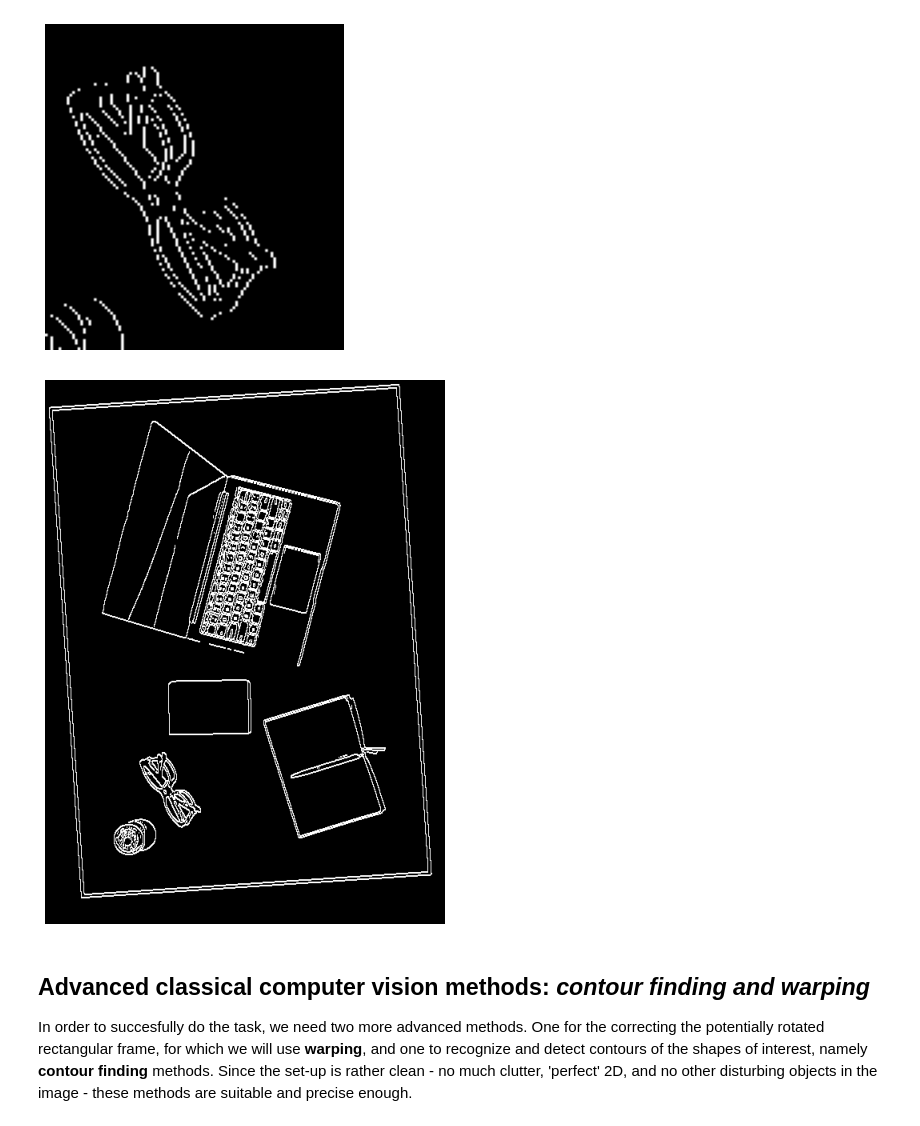
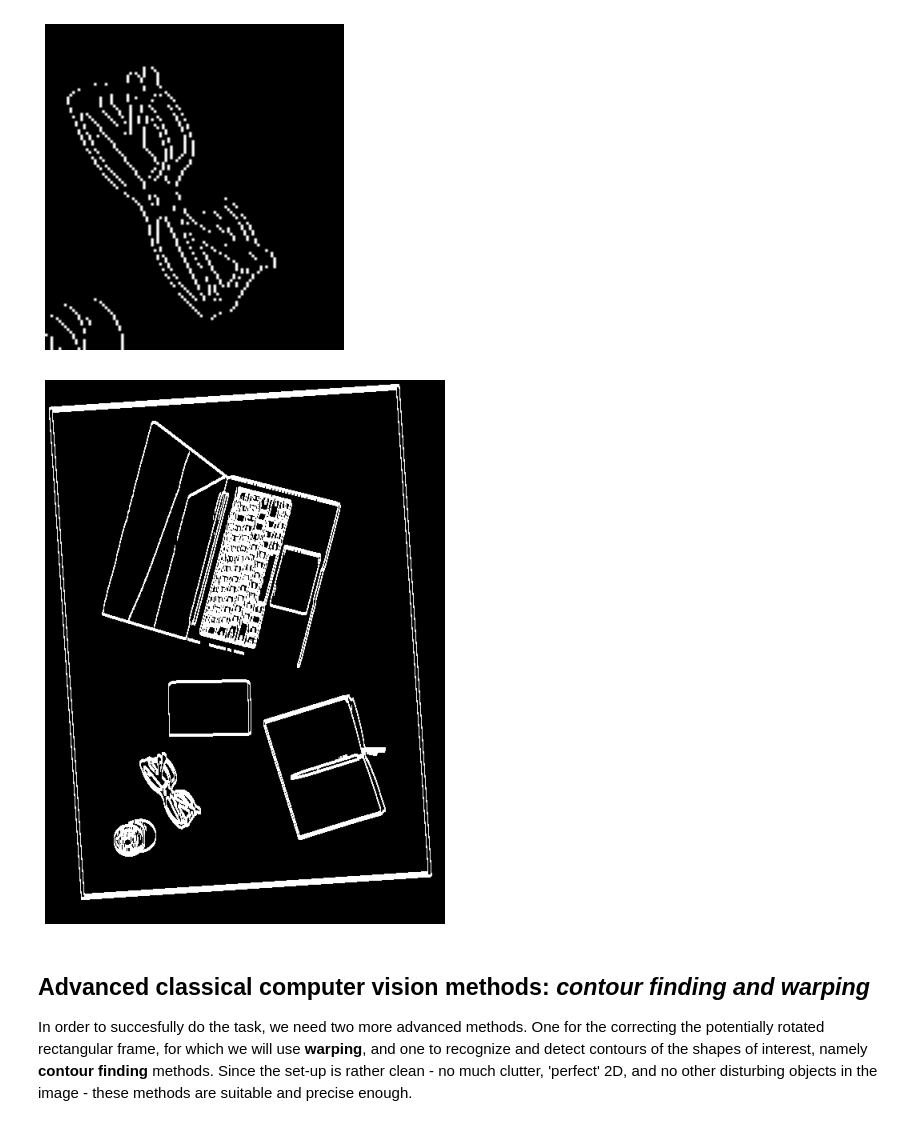
Before and after one commit to caspervanengelenburg/CV-sessions-IAP-course, a Jupyter notebook: interactive_architecture_Q3_CV2_guide.ipynb, the cells around one changed output. Cells and saved outputs as stored; diff of their text form; code cells hidden in the pictures.

```diff
--- a/interactive_architecture_Q3_CV2_guide.ipynb
+++ b/interactive_architecture_Q3_CV2_guide.ipynb
@@ -91,7 +93,6 @@ from google.colab import drive
 drive.mount('/content/gdrive')
 
 #read image using cv2.imread (note: these might differ from your folder structure and filename)
-img =  cv2.imread(r"/content/gdrive/My Drive/PhD/Interactive architecture/coins-boundingbox.png")
 img =  cv2.imread(r"/content/gdrive/My Drive/PhD/Interactive architecture/mintable-boundingbox.png")
 
 
@@ -158,10 +159,10 @@ imshow(erode_zoom, figsize=[6,6])
 [figure]
 [figure]
 # %%
-edged = dilate(edged)
+edged = dilate(edged, iterations=3)
 imshow(edged)
 # %% [output]
-[figure, old version]
+[figure, new version]
 # %% [markdown]
 <a name="advanced"></a>
 ## Advanced classical computer vision methods: *contour finding and warping*
```
Also changed, not shown: parts of 9 cells of this notebook.
